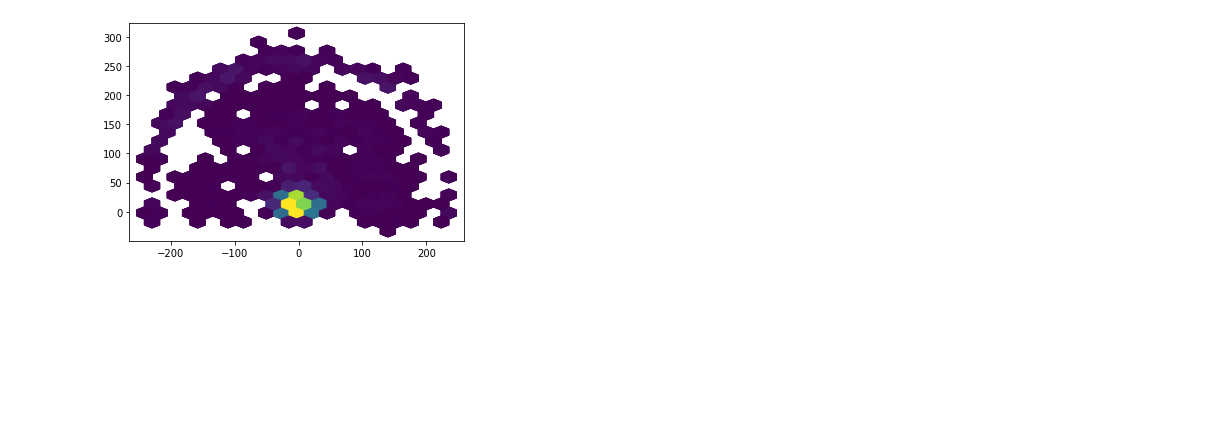
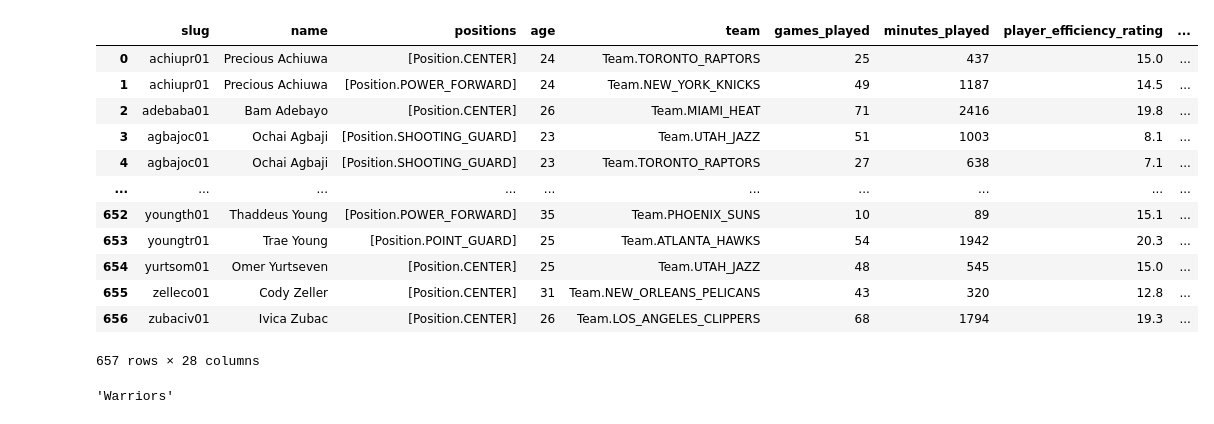
Before and after one commit to cwood003/NBA_stats, a Jupyter notebook: shotChartDetail.ipynb, the cells around one changed output. Saved outputs shown, nothing was run; the diff lists cells and outputs as text; code cells hidden in the pictures; blank space fills up the shorter version.

```diff
--- a/shotChartDetail.ipynb
+++ b/shotChartDetail.ipynb
@@ -254,22 +19,20 @@ def bokeh_shot_chart(source, x="LOC_X", y="LOC_Y", fill_color="#1f77b4",
-# %%
-# Hexbin x and y shot coordinates
-# Bin size will be 3.5
-gridsize = 20
-hexDF = temp[(temp['SHOT_ZONE_RANGE'] != "Back Court Shot")]
-hexResults = plt.hexbin(hexDF['LOC_X'], hexDF['LOC_Y'], gridsize=gridsize, C=hexDF['SHOT_MADE_FLAG'], reduce_C_function=np.sum)
-hexResults2 = plt.hexbin(hexDF['LOC_X'], hexDF['LOC_Y'], gridsize=gridsize, C=hexDF['SHOT_ATTEMPTED_FLAG'], reduce_C_function=np.sum)
-hexResults3 = plt.hexbin(hexDF['LOC_X'], hexDF['LOC_Y'], gridsize=gridsize, C=hexDF['FGA_LA'], reduce_C_function=np.sum)
-hexResults4 = plt.hexbin(hexDF['LOC_X'], hexDF['LOC_Y'], gridsize=gridsize, C=hexDF['FGM_LA'], reduce_C_function=np.sum)
-
-coordinates = pd.DataFrame(hexResults.get_offsets(), columns=['x', 'y'])
-FGM = pd.DataFrame(hexResults.get_array(), columns=['FGM'])
-FGA = pd.DataFrame(hexResults2.get_array(), columns=['FGA'])
-FGA_LA = pd.DataFrame(hexResults3.get_array(), columns=['FGA_LA'])
-FGM_LA = pd.DataFrame(hexResults4.get_array(), columns=['FGM_LA'])
-# filter to df with FGA > 0
-refined_results = pd.concat([coordinates, FGM, FGA, FGA_LA, FGM_LA], axis='columns')
-refined_results['FG_pct'] = refined_results['FGM'] / refined_results['FGA']
-refined_results['FG_pct_LA'] = refined_results['FGM_LA'] / refined_results['FGA_LA']
-refined_results['FG_pct_diff'] = refined_results['FG_pct'] - refined_results['FG_pct_LA']
-# %% [output]
-[figure, removed]
+# %%
+data = client.players_advanced_season_totals(season_end_year=2024)
+# %%
+data = pd.DataFrame(data)
+# %%
+data
+# %% [output]
+|  | slug | name | positions | age | team | games_played | minutes_played | player_efficiency_rating | ... |
+| 0 | achiupr01 | Precious Achiuwa | [Position.CENTER] | 24 | Team.TORONTO_RAPTORS | 25 | 437 | 15.0 | ... |
+| 1 | achiupr01 | Precious Achiuwa | [Position.POWER_FORWARD] | 24 | Team.NEW_YORK_KNICKS | 49 | 1187 | 14.5 | ... |
+| 2 | adebaba01 | Bam Adebayo | [Position.CENTER] | 26 | Team.MIAMI_HEAT | 71 | 2416 | 19.8 | ... |
+| 3 | agbajoc01 | Ochai Agbaji | [Position.SHOOTING_GUARD] | 23 | Team.UTAH_JAZZ | 51 | 1003 | 8.1 | ... |
+| 4 | agbajoc01 | Ochai Agbaji | [Position.SHOOTING_GUARD] | 23 | Team.TORONTO_RAPTORS | 27 | 638 | 7.1 | ... |
+| ... | ... | ... | ... | ... | ... | ... | ... | ... | ... |
+| 652 | youngth01 | Thaddeus Young | [Position.POWER_FORWARD] | 35 | Team.PHOENIX_SUNS | 10 | 89 | 15.1 | ... |
+| 653 | youngtr01 | Trae Young | [Position.POINT_GUARD] | 25 | Team.ATLANTA_HAWKS | 54 | 1942 | 20.3 | ... |
+| 654 | yurtsom01 | Omer Yurtseven | [Position.CENTER] | 25 | Team.UTAH_JAZZ | 48 | 545 | 15.0 | ... |
+| 655 | zelleco01 | Cody Zeller | [Position.CENTER] | 31 | Team.NEW_ORLEANS_PELICANS | 43 | 320 | 12.8 | ... |
+| 656 | zubaciv01 | Ivica Zubac | [Position.CENTER] | 26 | Team.LOS_ANGELES_CLIPPERS | 68 | 1794 | 19.3 | ... |
+657 rows × 28 columns
@@ -275,0 +53,5 @@ refined_results['FG_pct_diff'] = refined_results['FG_pct'] - refined_results['FG
+# %%
+test = TeamDetails(team_id=team_id).get_normalized_dict()["TeamBackground"][0]['NICKNAME']
+test
+# %% [output]
+'Warriors'
```
Also changed, not shown: parts of 19 cells of this notebook, 6 other files.
